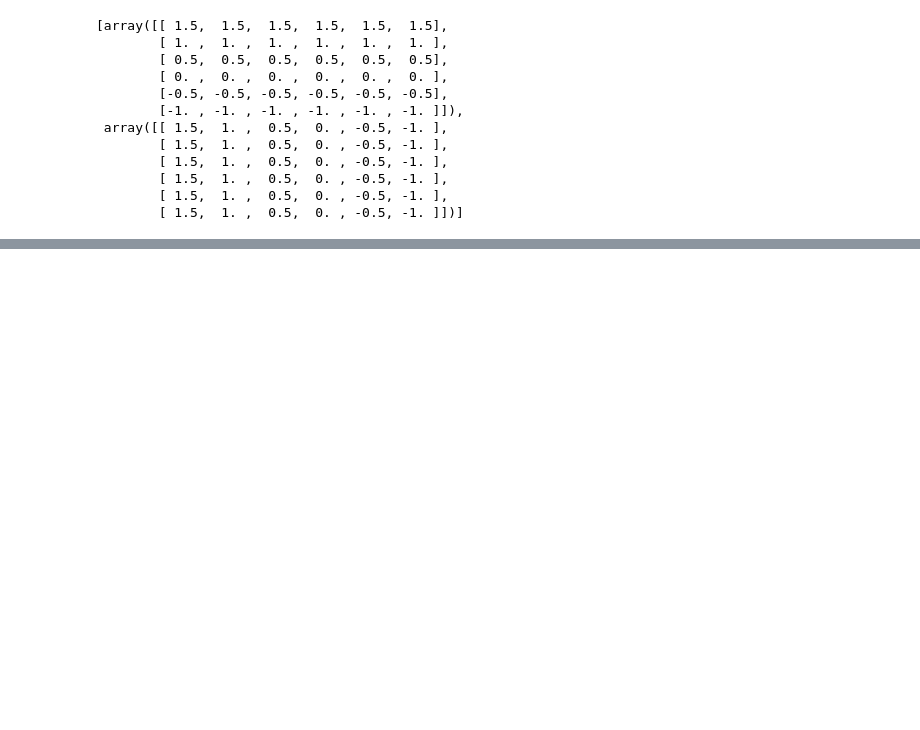
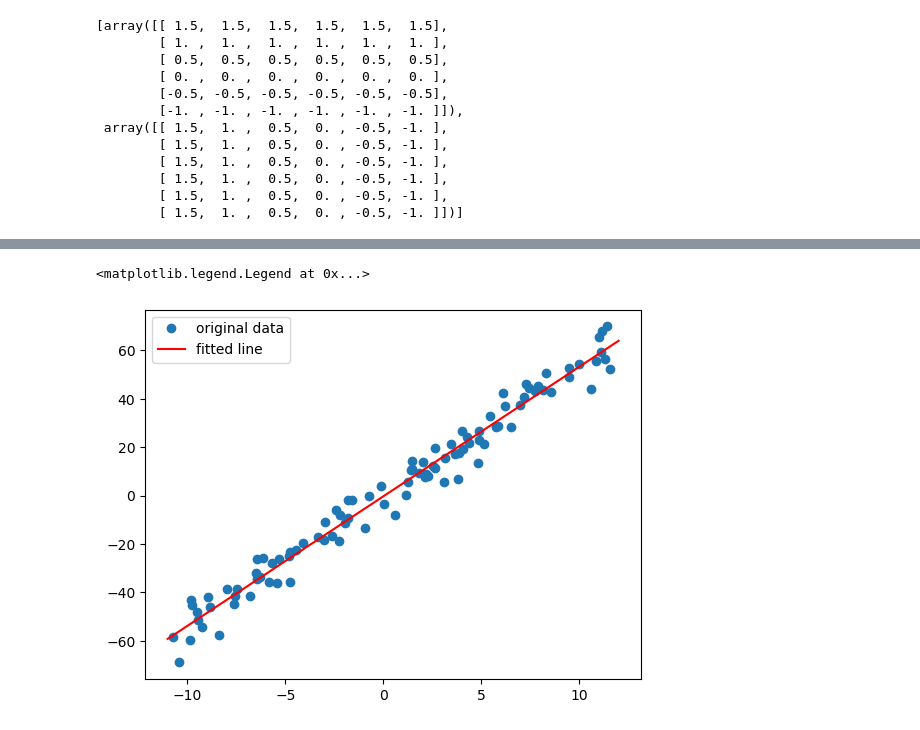
Before and after one commit to Polatucha16/collective_dynamics_lab, a Jupyter notebook: 06 gradients and linear regression.ipynb, the cells around one changed output, grey strips where cells are left out. Saved outputs shown, nothing was run; the diff lists cells and outputs as text; code cells hidden in the pictures; blank space fills up the shorter version.

```diff
--- a/06 gradients and networkX.ipynb
+++ b/06 gradients and linear regression.ipynb
@@ -125,0 +173,16 @@ This is true exercise, i dont know the answer, some ideas(or misleading ideas):
+# %%
+# linear regression with scipy
+
+if 'x' in globals(): del x
+if 'y' in globals(): del y
+from scipy import stats
+
+res = stats.linregress(pts.T[0], pts.T[1])
+
+x = np.linspace(lbound, rbound, 10)
+plt.plot(*pts.T, 'o', label='original data')
+plt.plot(x, res.intercept + res.slope*x, 'r', label='fitted line')
+plt.legend()
+# %% [output]
+<matplotlib.legend.Legend at 0x...>
+[figure, added]
```
Also changed, not shown: parts of 20 cells of this notebook.
